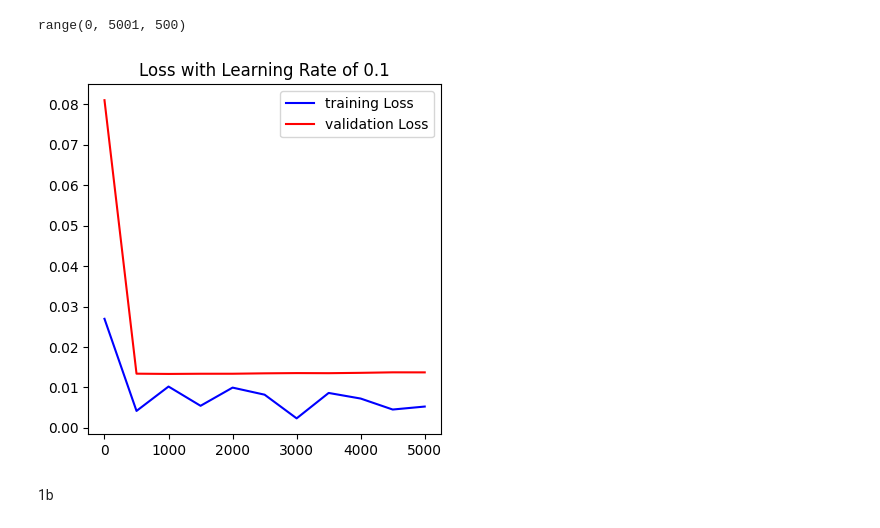
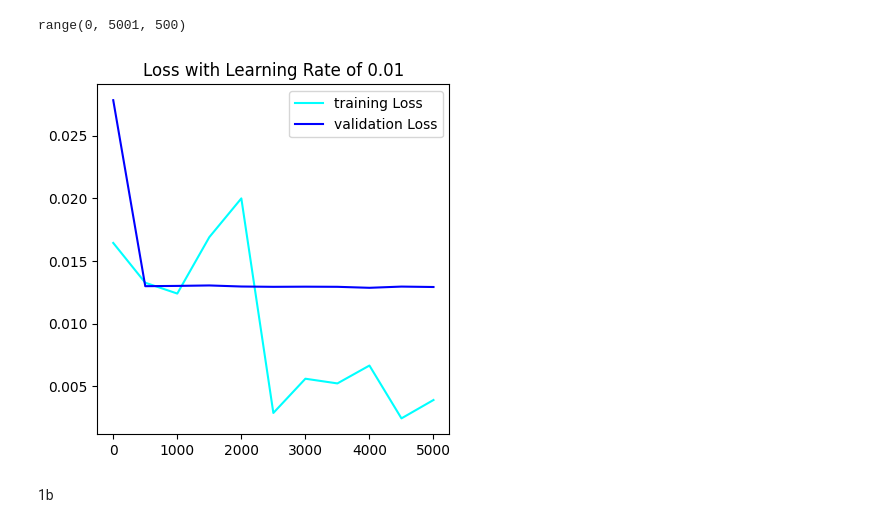
Before and after one commit to poojitharajapuram/HW6_ML, a Jupyter notebook: HW6.ipynb, the cells around one changed output. Saved outputs shown, nothing was run; the diff lists cells and outputs as text; code cells hidden in the pictures.

```diff
--- a/HW6.ipynb
+++ b/HW6.ipynb
@@ -154,16 +150,16 @@ range(0, 5001, 500)
 # %%
 plt.figure(figsize=(10, 10))
 plt.title('Loss for optimizer - SGD')
 
 plt.subplot(2,2,1)
-plt.plot(epochs, np.array([item.detach().item() for item in train_loss]), color='blue', label = 'training Loss')
-plt.plot(epochs, np.array([item.detach().item() for item in val_loss]), color='red', label = 'validation Loss')
-plt.title('Loss with Learning Rate of 0.1')
+plt.plot(epochs, np.array([item.detach().item() for item in train_loss]), color='cyan', label = 'training Loss')
+plt.plot(epochs, np.array([item.detach().item() for item in val_loss]), color='blue', label = 'validation Loss')
+plt.title('Loss with Learning Rate of 0.01')
 plt.legend()
 
 plt.show()
 # %% [output]
-[figure, old version]
+[figure, new version]
 # %% [markdown]
 1b
 # %%
```
Also changed, not shown: parts of 21 cells of this notebook.
